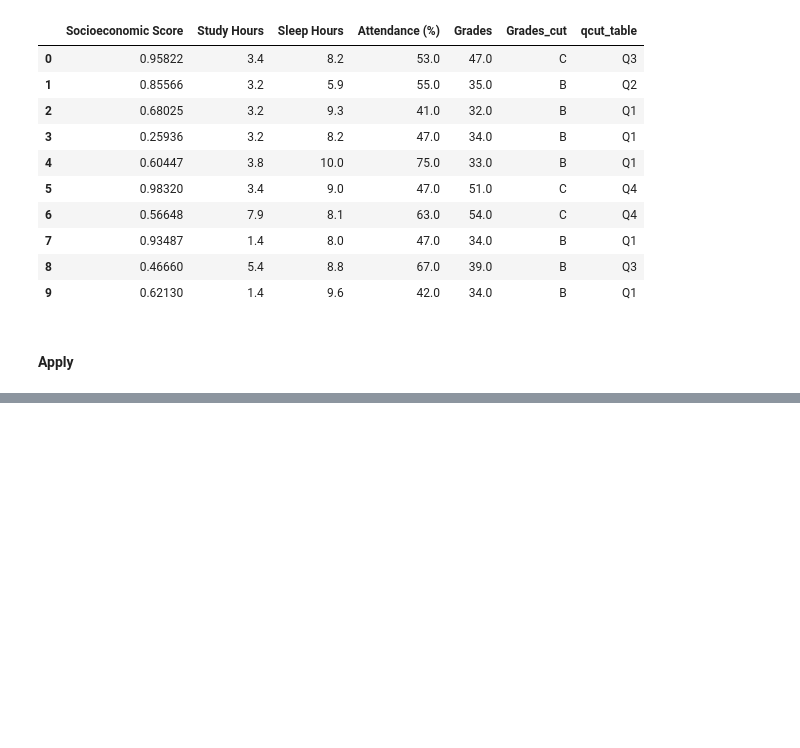
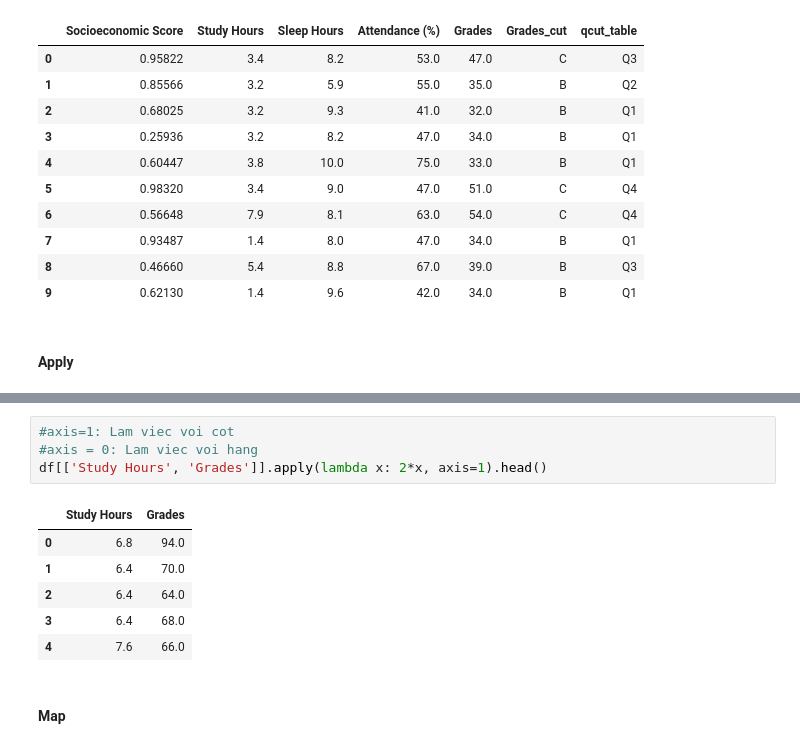
Before and after one commit to NguyenThuTrang03/Python-Basic, a Jupyter notebook: pandas/pandas.ipynb, the cells around one changed output, grey strips where cells are left out. Cells and saved outputs as stored; diff of their text form; blank space fills up the shorter version.

```diff
--- a/pandas/pandas.ipynb
+++ b/pandas/pandas.ipynb
@@ -292,0 +302,13 @@ df.head(10)
+# %%
+#axis=1: Lam viec voi cot
+#axis = 0: Lam viec voi hang
+df[['Study Hours', 'Grades']].apply(lambda x: 2*x, axis=1).head()
+# %% [output]
+|  | Study Hours | Grades |
+| 0 | 6.8 | 94.0 |
+| 1 | 6.4 | 70.0 |
+| 2 | 6.4 | 64.0 |
+| 3 | 6.4 | 68.0 |
+| 4 | 7.6 | 66.0 |
+# %% [markdown]
+#### Map
```
Also changed, not shown: parts of 24 cells of this notebook, 4 other files.
